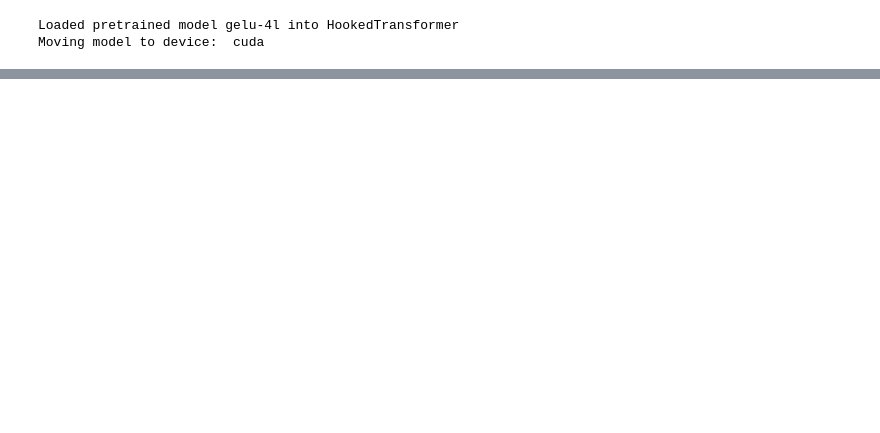
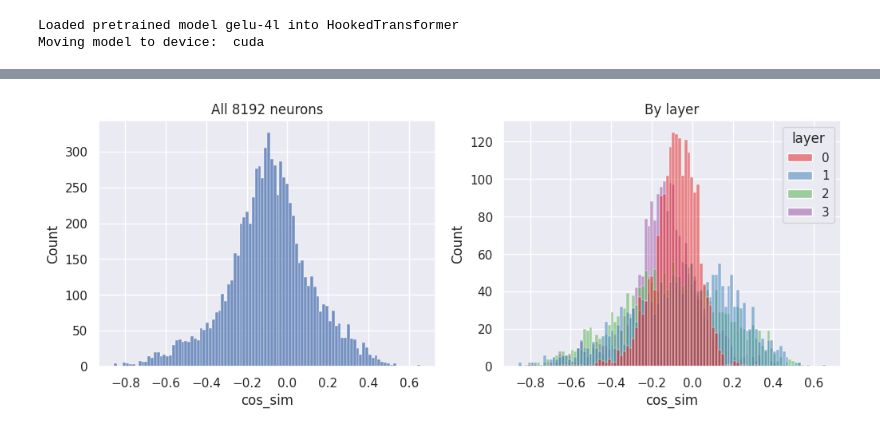
Before and after one commit to canrager/cleanup_nodes, a Jupyter notebook: notebooks/001-inspect-w&b.ipynb, the cells around one changed output, grey strips where cells are left out. Drawn from its saved outputs; the diff is of its cells as text; code cells hidden in the pictures; blank space fills up the shorter version.

```diff
--- a/notebooks/001-inspect-w&b.ipynb
+++ b/notebooks/001-inspect-w&b.ipynb
@@ -1,15 +1,14 @@
 # %%
-#%% Imports
 import torch
+import pandas as pd
+
+from transformer_lens import HookedTransformer
 import einops
 
-from transformer_lens import HookedTransformer
-
-from typing import List, Callable
-from torch import Tensor
-from jaxtyping import Float, Int, Bool
-
 import plotly.express as px
+import matplotlib.pyplot as plt
+import seaborn as sns
+sns.set()
 
 torch.set_grad_enabled(False)
 device = torch.device('cuda' if torch.cuda.is_available() else 'cpu')
@@ -34,3 +30,14 @@ b_out shape: torch.Size([4, 512])
 # %%
+# Rearrange, calculate dot products and cosine similarities
 W_in = einops.rearrange(model.W_in, 'layer d_model neuron -> layer neuron d_model')
 W_out = model.W_out  # (layer, neuron, d_model)
+
+W_in_out_dot_prods = einops.einsum(
+    W_in, W_out,
+    "layer neuron d_model, layer neuron d_model -> layer neuron",
+)
+
+W_in_norms = W_in.norm(2, dim=-1)
+W_out_norms = W_out.norm(2, dim=-1)
+
+W_in_out_cos_sims = W_in_out_dot_prods / (W_in_norms * W_out_norms)
@@ -44,0 +44,10 @@ tensor([0., 1., 2.])
+# %%
+df = pd.DataFrame({
+    "cos_sim": W_in_out_cos_sims.cpu().numpy().flatten(),
+    "dot_prod": W_in_out_dot_prods.cpu().numpy().flatten(),
+    "W_in_norm": W_in_norms.cpu().numpy().flatten(),
+    "W_out_norm": W_out_norms.cpu().numpy().flatten(),
+    "b_in": model.b_in.cpu().numpy().flatten(),
+})
+df["layer"] = df.index // model.cfg.d_mlp
+df["neuron_index"] = df.index % model.cfg.d_mlp
@@ -44,0 +74,9 @@ tensor([0., 1., 2.])
+# %%
+# Cosine similarity histogram
+fig, axes = plt.subplots(1, 2, figsize=(12, 4))
+sns.histplot(df, x="cos_sim", bins=100, ax=axes[0])
+sns.histplot(df, x="cos_sim", hue="layer", bins=100, palette="Set1", ax=axes[1])
+axes[0].set_title(f"All {model.cfg.n_layers * model.cfg.d_mlp} neurons")
+axes[1].set_title("By layer");
+# %% [output]
+[figure, added]
```
Also changed, not shown: parts of 9 cells of this notebook.
